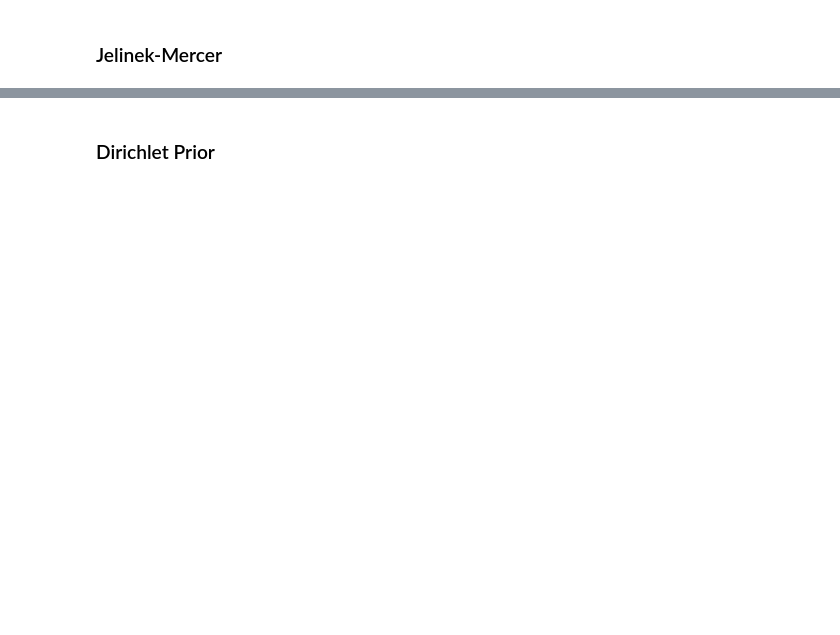
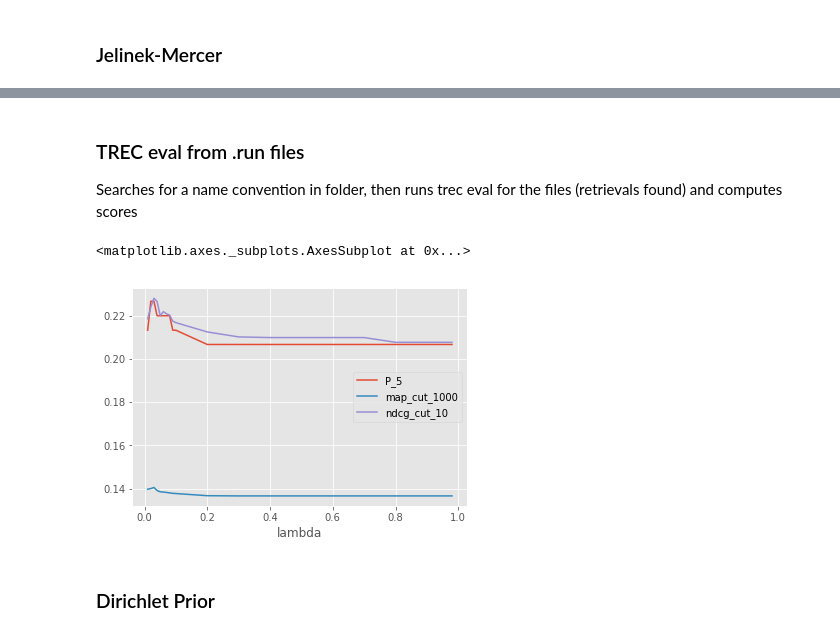
Before and after one commit to littlewine/search-struct-unstruct-data, a Jupyter notebook: assignment 1 clean.ipynb, the cells around one changed output, grey strips where cells are left out. Cells and saved outputs as stored; diff of their text form; code cells hidden in the pictures; blank space fills up the shorter version.

```diff
--- a/assignment 1 clean.ipynb
+++ b/assignment 1 clean.ipynb
@@ -386,5 +518,5 @@ for query_term_id in query_term_ids:
 # %%
-def jelinek_mercer(int_document_id, query_term_id, document_term_freq, lambd = 0.8):
+def jelinek_mercer(int_document_id, query_term_id, document_term_freq, lambd = 0.75):
     """
     Scoring function for a document and a query term
 
@@ -393,7 +525,7 @@ def jelinek_mercer(int_document_id, query_term_id, document_term_freq, lambd = 0
     :param document_term_freq: the document term frequency of the query term
     :param lambd: lambda value of linear interpolation (default = 0.75)
     """
+    P_mle_doc = document_term_freq / document_lengths[int_document_id]
 
-
-    return np.log((1+(1-lambd)/lambd+document_term_freq/(document_lengths[int_document_id]*P_mle_col[query_term_id])))
+    return ( (lambd * P_mle_doc) + ((1-lambd)*P_mle_col[query_term_id]) )
 # %%
@@ -410,0 +547,8 @@ print ('elapsed time:',time.time()-start_time)
+# %%
+for param_value in np.arange(0.01,0.091,0.01):
+    start_time = time.time()
+    filename = 'retrievals/jelinek_mercer_lambda='+str(param_value)
+
+    run_retrieval(filename,jelinek_mercer, lambd = param_value)
+
+    print ('finished {} in {} sec'.format(filename,(time.time()-start_time)))
@@ -411,2 +565,37 @@ print ('elapsed time:',time.time()-start_time)
+# %% [markdown]
+### TREC eval from .run files
+Searches for a name convention in folder, then runs trec eval for the files (retrievals found) and computes scores
+# %%
+def get_scores(filenames, validation=True):
+    """
+    Function to get scores from trec_eval using a
+    :param filenames: a list of *.run files (retrieval scores for queries)
+    :param validation: boolean. Perform evaluation on validation or test set (queries)
+    """
+    scores = {}
+    for filename in filenames:
+        param_value = float(filename.split("=")[-1].split('.run')[0])
+        if validation:
+            result = !trec_eval -m all_trec ./ap_88_89/qrel_validation {filename} | grep -E "^ndcg_cut_10\s|^map_cut_1000\s|^P_5\s|^recall_1000\s"
+        else:
+            result = !trec_eval -m all_trec ./ap_88_89/qrel_test {filename} | grep -E "^ndcg_cut_10\s|^map_cut_1000\s|^P_5\s|^recall_1000\s"
+
+        for row in result:
+            metric = row.split(' ')[0]
+            score = float(row.split('\t')[-1])
+            if metric not in scores.keys():
+                scores[metric] = {}
+            scores[metric][param_value] = score
+    return scores
+# %%
+filenames = glob.glob('./retrievals/jelinek_mercer_lambda*')
+scores = get_scores(filenames)
+scores = pd.DataFrame.from_dict(scores,dtype=float)
+scores.index.name = 'lambda'
+# %%
+scores.drop('recall_1000',axis=1).plot()
+# %% [output]
+<matplotlib.axes._subplots.AxesSubplot at 0x...>
+[figure, added]
 # %% [markdown]
 ### Dirichlet Prior
```
Also changed, not shown: parts of 175 cells of this notebook.
